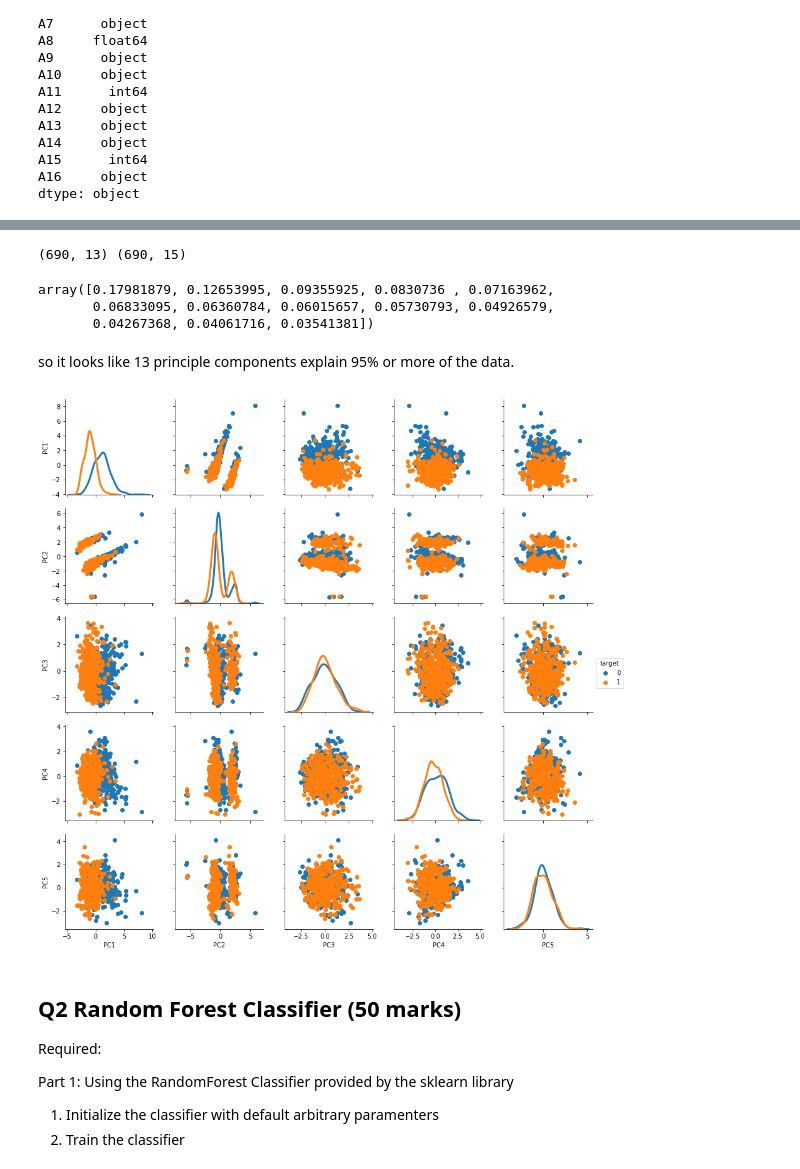
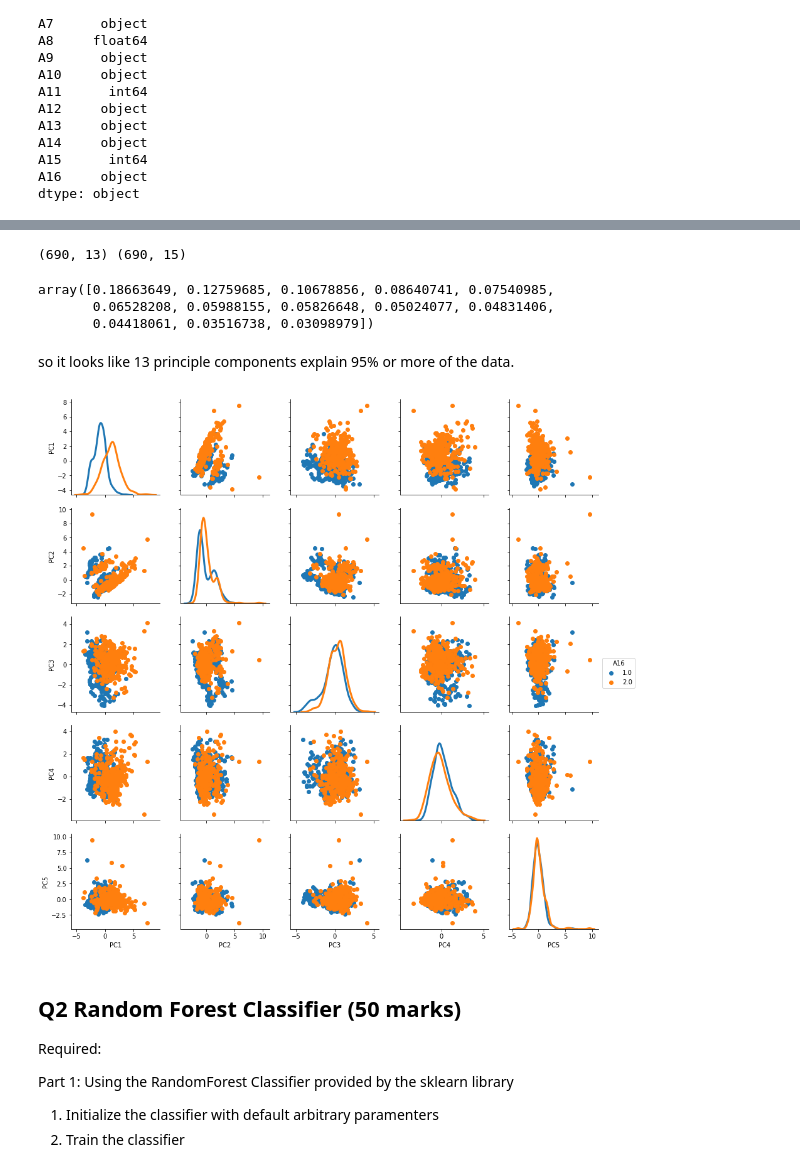
Before and after one commit to gregory1506/COMP6940, a Jupyter notebook: 03717357_Gregory_A3/03717357_COMP6940_A3_final_withgraphs.ipynb, the cells around one changed output, grey strips where cells are left out. Cells and saved outputs as stored; diff of their text form; code cells hidden in the pictures.

```diff
--- a/03717357_Gregory_A3/03717357_COMP6940_A3_final_withgraphs.ipynb
+++ b/03717357_Gregory_A3/03717357_COMP6940_A3_final_withgraphs.ipynb
@@ -82,11 +60,0 @@ Ok so not null values and a few object types.
-# %%
-# lets encode all the worthy object type columns as categories
-# operate on copy in case of mistakes
-# rename last column to target since it gound level truth (class variable)
-df2 = df.copy()
-for col in df2.columns:
-    if df2[col].dtype == 'object':
-        df2[col] = df2[col].astype('category')
-        df2[col] = df2[col].cat.codes
-df2.rename(columns={'A16':'target'},inplace=True)
-df2.head()
@@ -120,0 +61,5 @@ dtype: object
+# %%
+# from inspection it looks like null values are encoded as '?'. This presents a problem since we dont want it to be a
+# category or to get converted to a float or int. For now lets replace it with np.nan so it will be ignored or force error.
+df.replace(to_replace='?',value=np.nan,inplace=True)
+df.isnull().any()
@@ -120,0 +137,6 @@ dtype: object
+# %%
+# ok so now that all columns are numerical lets impute the missing values using mean and axis = 0 for columns.
+fill_nan = Imputer(missing_values=np.nan,strategy='mean',axis=0)
+df2 = pd.DataFrame(fill_nan.fit_transform(df2),columns=["A"+str(x) for x in range(1,17,1)])
+print(df2.isnull().any())
+df2.head()
@@ -121,7 +180,8 @@ dtype: object
 # %%
+# ok good so 690 counts across the board. The metrics for A14 and A15 seem a bit high, but the scaler should take care of it.
 # lets follow convention and make X the feature matrix and y the target
 X = df2[df2.columns[:-1]]
-y = df2['target']
+y = df2['A16']
 # lets now scale the feature matrix
 X = StandardScaler().fit_transform(X)
 # lets fit the data to find the Principle components
@@ -132,23 +192,23 @@ print(X2.shape,X.shape)
 pca.explained_variance_ratio_
 # %% [output]
 (690, 13) (690, 15)
-array([0.17981879, 0.12653995, 0.09355925, 0.0830736 , 0.07163962,
-       0.06833095, 0.06360784, 0.06015657, 0.05730793, 0.04926579,
-       0.04267368, 0.04061716, 0.03541381])
+array([0.18663649, 0.12759685, 0.10678856, 0.08640741, 0.07540985,
+       0.06528208, 0.05988155, 0.05826648, 0.05024077, 0.04831406,
+       0.04418061, 0.03516738, 0.03098979])
 # %% [markdown]
 so it looks like 13 principle components explain 95% or more of the data.
 # %%
-# lets have a look at a Pairplot to guage any potential relationships for the more important principle components
+# lets have a look at a Pairplot to guage any potential relationships for a set of principle components
 df3 = pd.DataFrame(data = X2, columns=["PC"+str(x +1) for x in range(X2.shape[1])])
 df3 = pd.concat([df3,y],axis=1)
 num_pc = 5 #number of principle components
-g = sns.PairGrid(df3,x_vars=df3.columns[:num_pc],y_vars=df3.columns[:num_pc],hue='target')
+g = sns.PairGrid(df3,x_vars=df3.columns[:num_pc],y_vars=df3.columns[:num_pc],hue='A16')
 g = g.map_upper(plt.scatter)
 g = g.map_lower(plt.scatter)
 g = g.map_diag(sns.kdeplot, lw=3, legend=False)
 g = g.add_legend()
 # %% [output]
-[figure, old version]
+[figure, new version]
 # %% [markdown]
 ## Q2 Random Forest Classifier (50 marks)
 Required:
```
Also changed, not shown: parts of 15 cells of this notebook.
